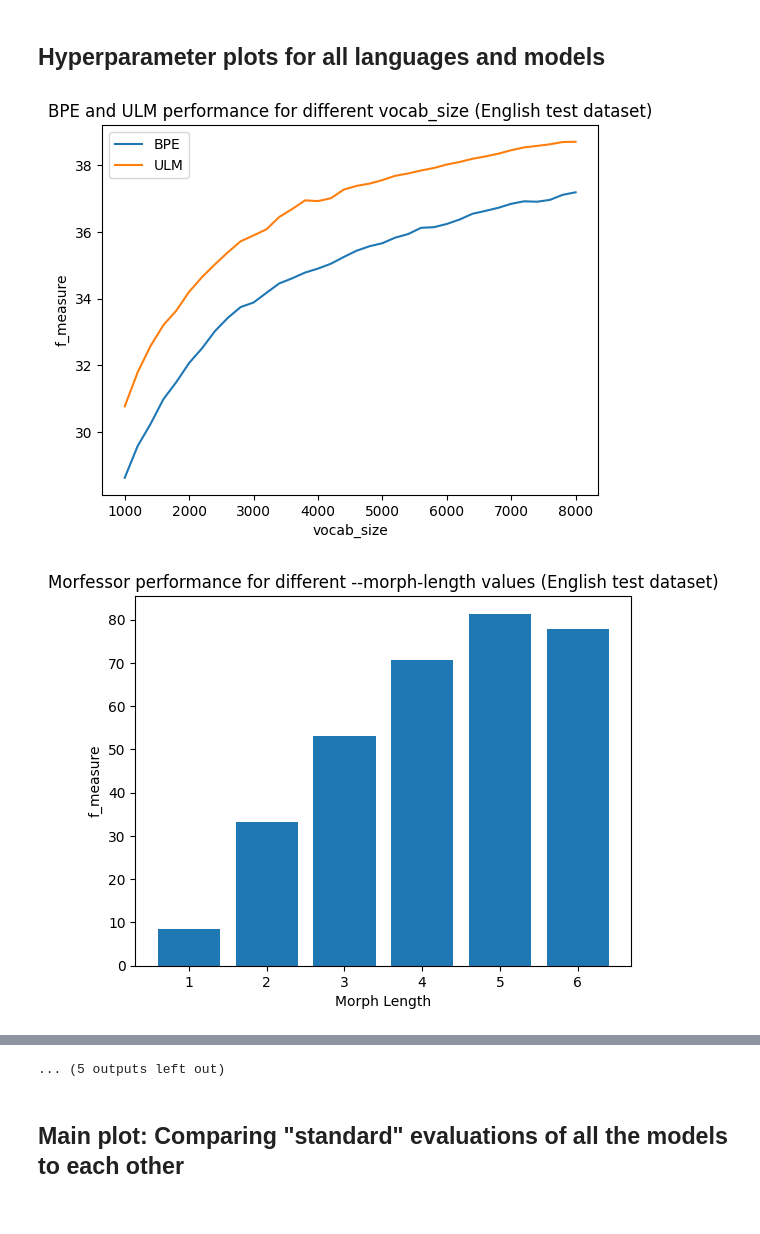
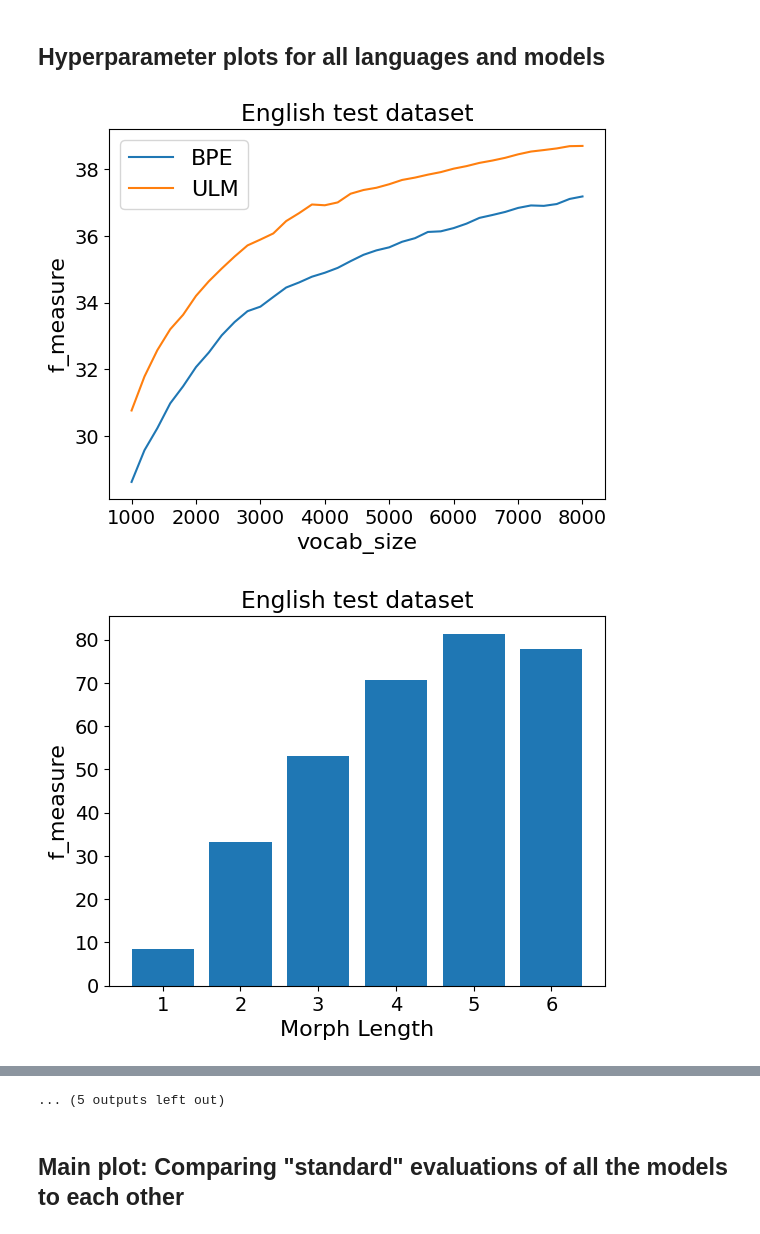
Before and after one commit to tanmaydeshp/NLP-Praktikum, a Jupyter notebook: segmentation_techniques/eval_plot.ipynb, the cells around one changed output, grey strips where cells are left out. Drawn from its saved outputs; the diff is of its cells as text; code cells hidden in the pictures.

Commit message:
Changes to plotting

```diff
--- a/segmentation_techniques/eval_plot.ipynb
+++ b/segmentation_techniques/eval_plot.ipynb
@@ -5,6 +5,7 @@ import json
 lang_prefix = ["eng", "ddo", "lez", "git", "ntu"]
 prefix_dict = {"eng":"English", "ddo":"Tsez", "lez": "Lezgi","git": "Gitksan", "ntu": "Natugu"}
 main_evals = {}
+morph_len_evals = {}
 #Function to extract f_scores from output JSON files
 def extract_fscores(model_type, scores_dict, output_data):
         i = 0
@@ -25,18 +26,18 @@ def spm_plot(fscores_bpe=None, fscores_ulm=None, title_fill="", combined=False):
         x2 = list(fscores_ulm.keys())
         y2 = list(fscores_ulm.values())
     fig, ax = plt.subplots()
-    ax.set_xlabel('vocab_size')
-    ax.set_ylabel('f_measure')
+    ax.set_xlabel('vocab_size', fontsize=16)
+    ax.set_ylabel('f_measure', fontsize=16)
     if fscores_bpe is not None and fscores_ulm is not None:
-        ax.set_title(f'BPE and ULM performance for different vocab_size ({title_fill})')
+        ax.set_title(f'{title_fill}')
         ax.plot(x1, y1, label='BPE')
         ax.plot(x2, y2, label='ULM')
-        ax.legend()
+        ax.legend(fontsize=16)
     elif fscores_bpe is not None:
-        ax.set_title(f'BPE performance for different vocab_size ({title_fill})')
+        ax.set_title(f'{title_fill}')
         ax.plot(x1, y1, label='BPE')
     elif fscores_ulm is not None:
-        ax.set_title(f'ULM performance for different vocab_size ({title_fill})')
+        ax.set_title(f'{title_fill}')
         ax.plot(x2, y2, label='BPE')
 
 
@@ -46,13 +47,13 @@ def morfessor_plot(fscores_morfessor, title_fill, type):
     b = list(fscores_morfessor.values())
     if type == "morph_length":
          xlabel = "Morph Length"
-         title = f"Morfessor performance for different --morph-length values ({title_fill})"
+         title = f"{title_fill}"
     elif type == "num_morph_types":
          xlabel = "Number of morpheme types"
-         title = f"Morfessor performance for different --num-morph-types values ({title_fill})"
+         title = f"{title_fill}"
     fig, ax = plt.subplots()
-    ax.set_xlabel(xlabel)
-    ax.set_ylabel('f_measure')
+    ax.set_xlabel(xlabel, fontsize=16)
+    ax.set_ylabel('f_measure', fontsize=16)
     ax.set_title(title)
     if type == "morph_length":
         ax.bar(a,b)
@@ -82,32 +83,34 @@ for lang in lang_prefix:
     extract_fscores("morfessor_types", fscores_morfessor_types, output_data=output_data)
 
 
     avg_bpe = sum(fscores_bpe.values()) / len(fscores_bpe.values())
     avg_ulm = sum(fscores_ulm.values()) / len(fscores_ulm.values())
     # for (key, value) in fscores_bpe.items():
     #     if value == avg_bpe:
     #         main_evals[f"{lang}_bpe_{key}"] = avg_bpe
     #         break
     # for (key, value) in fscores_ulm.items():
     #     if value == avg_ulm:
     #         main_evals[f"{lang}_ulm_{key}"] = avg_ulm
     #         break
     for item in output_data:
             if "morfessor_standard" in item["model"]:
                 main_evals[f"{lang}_morfessor_standard"] = float(item['f_measure'])
     main_evals[f"{lang}_bpe_standard"] = avg_bpe
     main_evals[f"{lang}_ulm_standard"] = avg_ulm
 
+    for ml, f in fscores_morfessor_len.items():
+         morph_len_evals[f"{lang}_morfessor_len_{ml}"] = f
 
     spm_plot(fscores_bpe=fscores_bpe, fscores_ulm=fscores_ulm, title_fill=f"{prefix_dict[lang]} test dataset")
     morfessor_plot(fscores_morfessor=fscores_morfessor_len, title_fill=f"{prefix_dict[lang]} test dataset", type="morph_length")
     morfessor_plot(fscores_morfessor=fscores_morfessor_types, title_fill=f"{prefix_dict[lang]} test dataset", type="num_morph_types")
 
     if lang == "eng":
         extract_fscores("morfessor_training_len", fscores_morfessor_training_len, output_data=output_data)
         extract_fscores("morfessor_training_types", fscores_morfessor_training_types, output_data=output_data)
         morfessor_plot(fscores_morfessor=fscores_morfessor_len, title_fill=f"{prefix_dict[lang]} training dataset", type="morph_length")
         morfessor_plot(fscores_morfessor=fscores_morfessor_types, title_fill=f"{prefix_dict[lang]} training dataset", type="num_morph_types")
 # %% [output]
-[figure, old version]
+[figure, new version]
-[figure, old version]
+[figure, new version]
```
Also changed, not shown: parts of 3 cells of this notebook, 3 other files.
